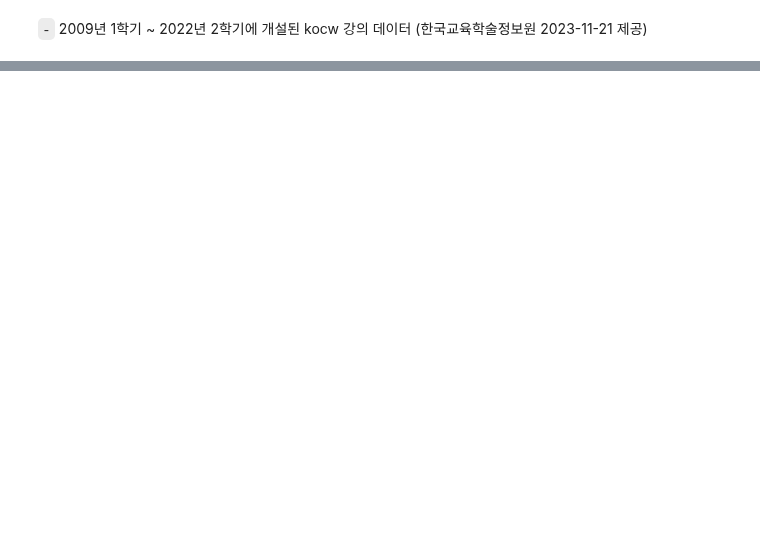
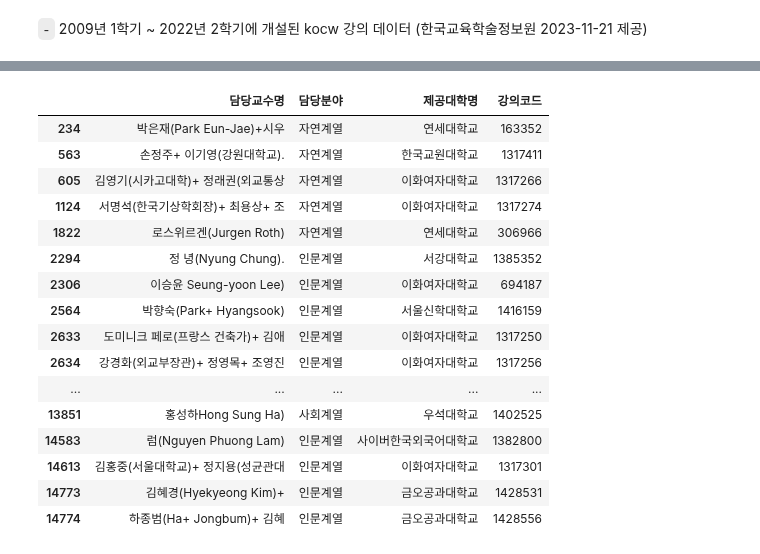
Before and after one commit to HollyRiver/R, a Jupyter notebook: SDB/kocw DB.ipynb, the cells around one changed output, grey strips where cells are left out. Saved outputs shown, nothing was run; the diff lists cells and outputs as text; code cells hidden in the pictures; blank space fills up the shorter version.

```diff
--- a/SDB/kocw DB.ipynb
+++ b/SDB/kocw DB.ipynb
@@ -122,0 +305,21 @@ professor
+# %%
+## 괄호로 표시된 이명 자르기
+professor[professor['담당교수명'].str.contains('\)')]
+# %% [output]
+|  | 담당교수명 | 담당분야 | 제공대학명 | 강의코드 |
+| 234 | 박은재(Park Eun-Jae)+시우 | 자연계열 | 연세대학교 | 163352 |
+| 563 | 손정주+ 이기영(강원대학교). | 자연계열 | 한국교원대학교 | 1317411 |
+| 605 | 김영기(시카고대학)+ 정래권(외교통상 | 자연계열 | 이화여자대학교 | 1317266 |
+| 1124 | 서명석(한국기상학회장)+ 최용상+ 조 | 자연계열 | 이화여자대학교 | 1317274 |
+| 1822 | 로스위르겐(Jurgen Roth) | 자연계열 | 연세대학교 | 306966 |
+| 2294 | 정 녕(Nyung Chung). | 인문계열 | 서강대학교 | 1385352 |
+| 2306 | 이승윤 Seung-yoon Lee) | 인문계열 | 이화여자대학교 | 694187 |
+| 2564 | 박향숙(Park+ Hyangsook) | 인문계열 | 서울신학대학교 | 1416159 |
+| 2633 | 도미니크 페로(프랑스 건축가)+ 김애 | 인문계열 | 이화여자대학교 | 1317250 |
+| 2634 | 강경화(외교부장관)+ 정영목+ 조영진 | 인문계열 | 이화여자대학교 | 1317256 |
+| ... | ... | ... | ... | ... |
+| 13851 | 홍성하Hong Sung Ha) | 사회계열 | 우석대학교 | 1402525 |
+| 14583 | 럼(Nguyen Phuong Lam) | 인문계열 | 사이버한국외국어대학교 | 1382800 |
+| 14613 | 김홍중(서울대학교)+ 정지용(성균관대 | 인문계열 | 이화여자대학교 | 1317301 |
+| 14773 | 김혜경(Hyekyeong Kim)+ | 인문계열 | 금오공과대학교 | 1428531 |
+| 14774 | 하종범(Ha+ Jongbum)+ 김혜 | 인문계열 | 금오공과대학교 | 1428556 |
```
Also changed, not shown: parts of 46 cells of this notebook, 12 other files.
